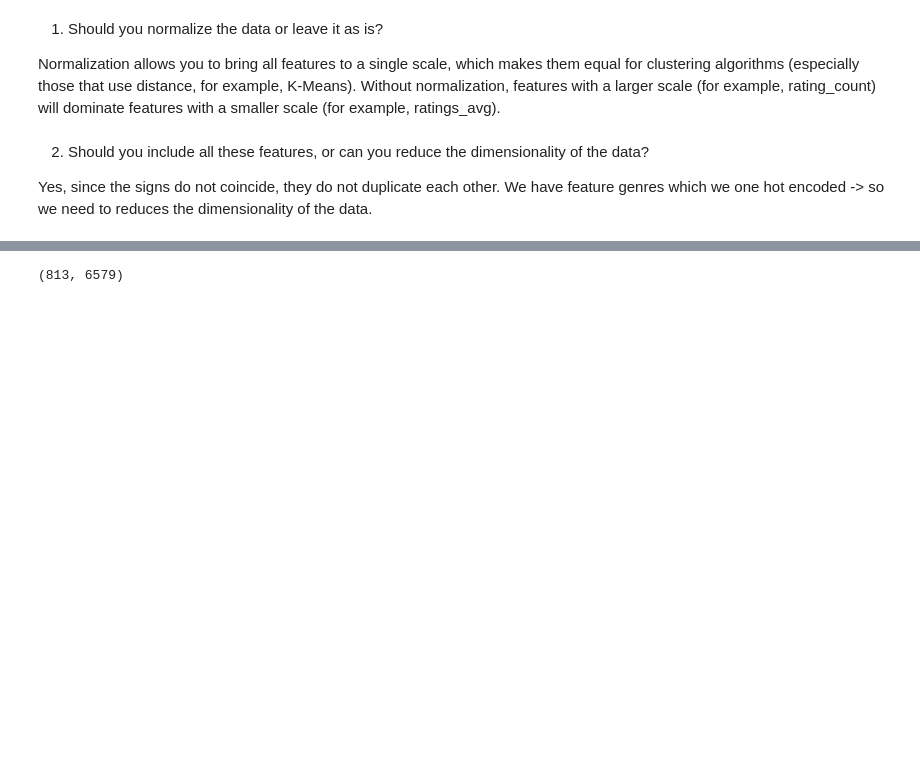
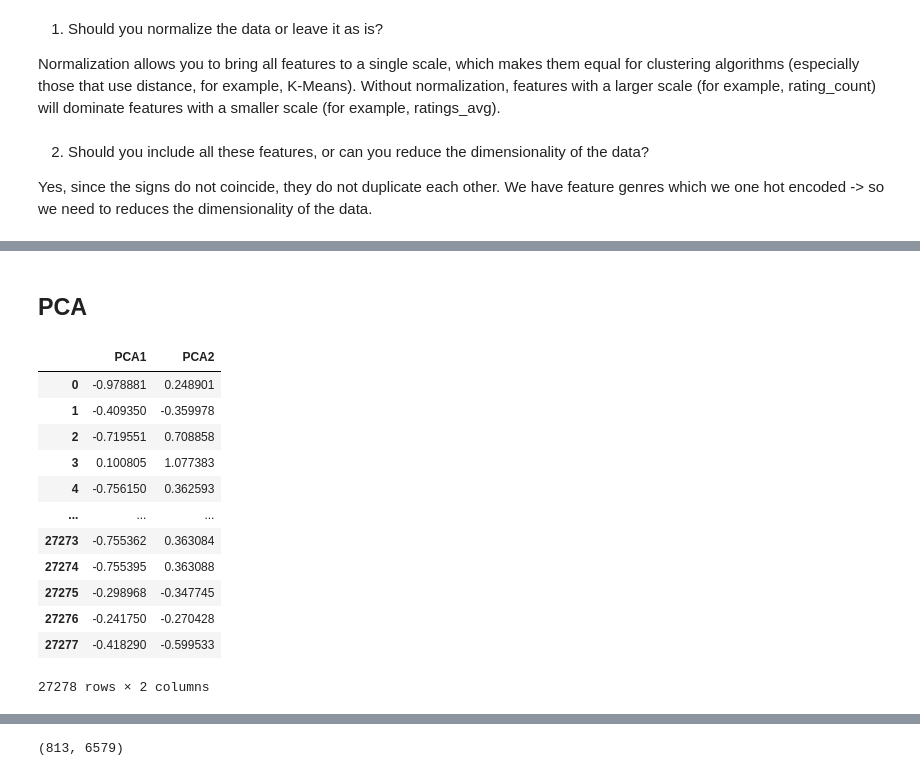
Before and after one commit to khalmatay/ADM-HW4, a Jupyter notebook: main.ipynb, the cells around one changed output, grey strips where cells are left out. Saved outputs shown, nothing was run; the diff lists cells and outputs as text; code cells hidden in the pictures; blank space fills up the shorter version.

```diff
--- a/main.ipynb
+++ b/main.ipynb
@@ -653,0 +710,2 @@ movie_data
+# %% [markdown]
+## **PCA**
@@ -653,0 +718,16 @@ movie_data
+# %%
+pca_df
+# %% [output]
+|  | PCA1 | PCA2 |
+| 0 | -0.978881 | 0.248901 |
+| 1 | -0.409350 | -0.359978 |
+| 2 | -0.719551 | 0.708858 |
+| 3 | 0.100805 | 1.077383 |
+| 4 | -0.756150 | 0.362593 |
+| ... | ... | ... |
+| 27273 | -0.755362 | 0.363084 |
+| 27274 | -0.755395 | 0.363088 |
+| 27275 | -0.298968 | -0.347745 |
+| 27276 | -0.241750 | -0.270428 |
+| 27277 | -0.418290 | -0.599533 |
+27278 rows × 2 columns
```
Also changed, not shown: parts of 27 cells of this notebook.
